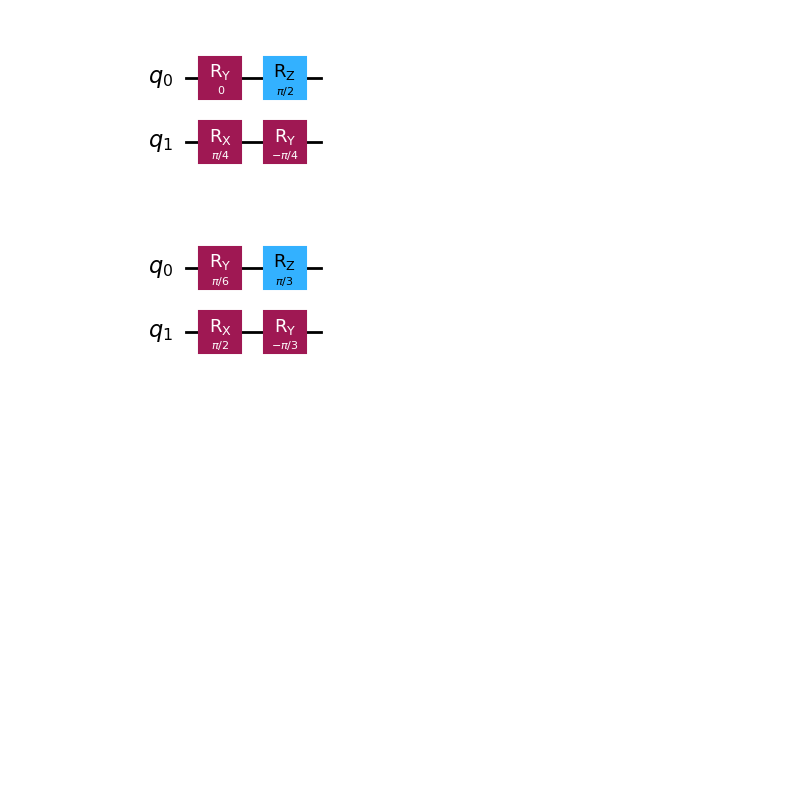
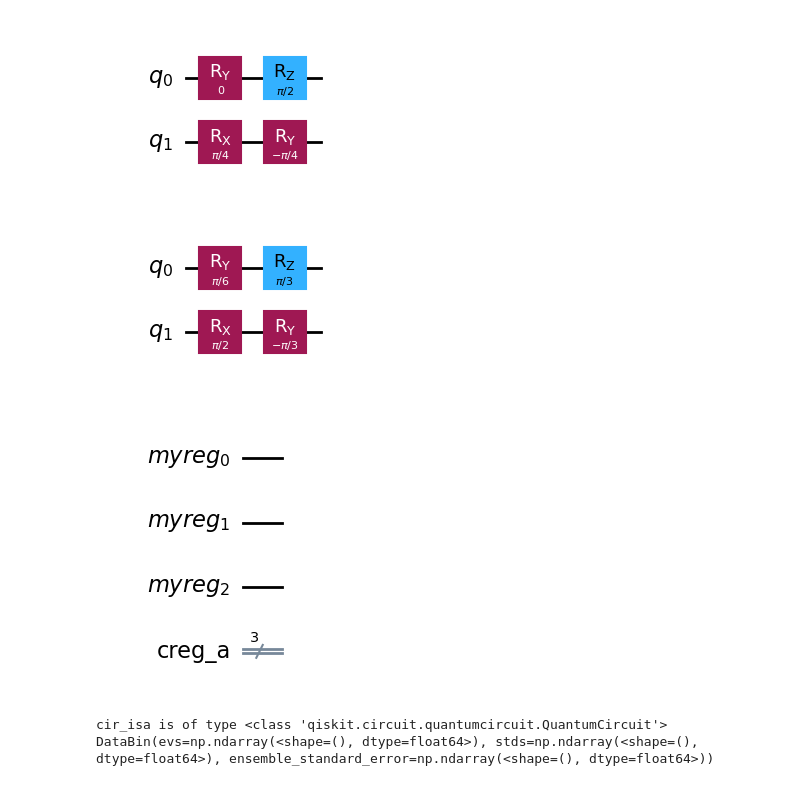
Before and after one commit to makansij/IBM_Certified_Quantum_Computation_QisKit_v2, a Jupyter notebook: Pearson_Review.ipynb, the cells around one changed output. Saved outputs shown, nothing was run; the diff lists cells and outputs as text; code cells hidden in the pictures; blank space fills up the shorter version.

```diff
--- a/Pearson_Review.ipynb
+++ b/Pearson_Review.ipynb
@@ -256,3 +254,43 @@ display(qc_A.draw('mpl'))
 display(qc_B.draw('mpl'))
 # %% [output]
 [figure]
+# %%
+## Using Estimator
+
+from qiskit import QuantumCircuit
+from qiskit.circuit import QuantumRegister, ClassicalRegister, Parameter, ParameterVector
+from qiskit.quantum_info import Pauli, SparsePauliOp
+from qiskit_ibm_runtime import QiskitRuntimeService, EstimatorV2, SamplerV2
+
+qr=QuantumRegister(3, 'myreg')
+cr=ClassicalRegister(3, 'creg_a')
+qc=QuantumCircuit(qr, cr)
+# qc.h(2)
+# qc.measure(qr,cr)
+# with qc.if_test((cr[2], 1)) as else_:
+#     qc.z(1)
+# with else_:
+#     qc.h(1)
+
+display(qc.draw('mpl'))
+sv=QiskitRuntimeService()
+backend=sv.backends()[0]
+pm=generate_preset_pass_manager(backend=backend, optimization_level=3)
+obs=SparsePauliOp('XII')
+cir_isa=pm.run(qc)
+print('cir_isa is of type', type(cir_isa))
+obs_isa=obs.apply_layout(cir_isa.layout)
+
+PUB1=(cir_isa, obs_isa, [], 4)
+
+# estimator=EstimatorV2(mode=backend,shots=4000)
+estimator=EstimatorV2(mode=backend)
+# job=estimator.run([(cir_isa, obs_isa)])
+job=estimator.run([(cir_isa, obs_isa, None, 0.04)])
+results=job.result()
+
+print(results[0].data)
+# %% [output]
+[figure, added]
+cir_isa is of type <class 'qiskit.circuit.quantumcircuit.QuantumCircuit'>
+DataBin(evs=np.ndarray(<shape=(), dtype=float64>), stds=np.ndarray(<shape=(), dtype=float64>), ensemble_standard_error=np.ndarray(<shape=(), dtype=float64>))
```
Also changed, not shown: parts of 6 cells of this notebook.
